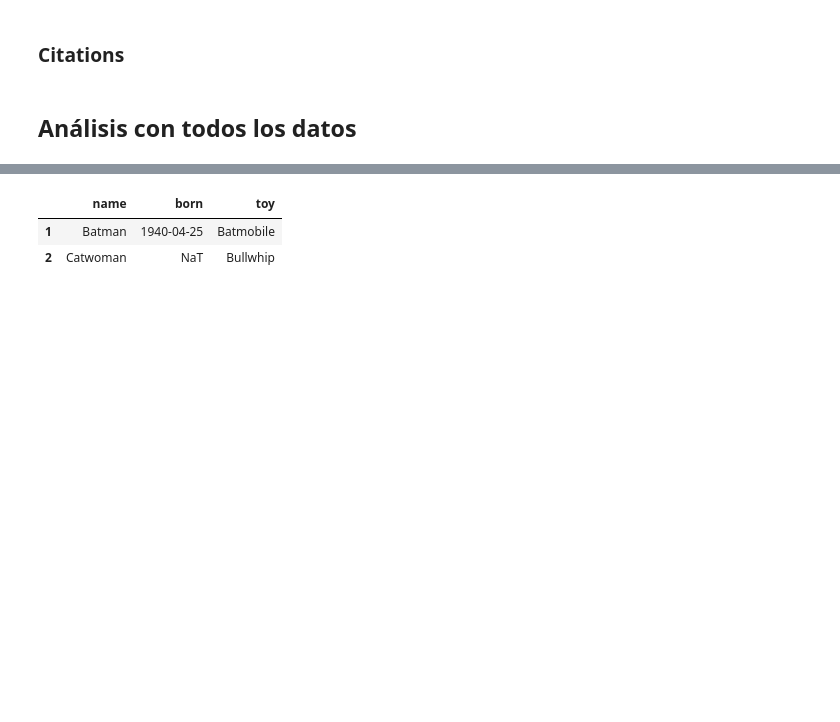
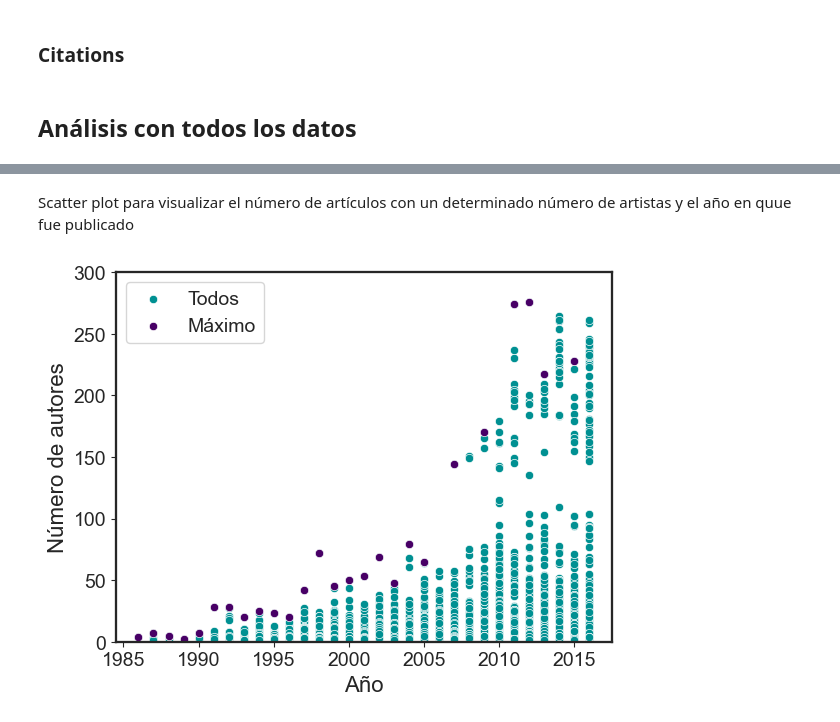
Before and after one commit to nigomezcr/ProyectoBibliometrico, a Jupyter notebook: AnalysisBibliometrico.ipynb, the cells around one changed output, grey strips where cells are left out. Saved outputs shown, nothing was run; the diff lists cells and outputs as text; code cells hidden in the pictures; blank space fills up the shorter version.

```diff
--- a/AnalysisBibliometrico.ipynb
+++ b/AnalysisBibliometrico.ipynb
@@ -338,14 +375,20 @@ KeyError: 12203
-# %%
-df = pd.DataFrame({"name": ['Alfred', 'Batman', 'Catwoman'],
-                   "born": [pd.NaT, pd.Timestamp("1940-04-25"),
-                            pd.NaT],
-                    "toy": [np.nan, 'Batmobile', 'Bullwhip']
-                   })
-
-dat = df.drop([0])
-
-dat
-# %% [output]
-|  | name | born | toy |
-| 1 | Batman | 1940-04-25 | Batmobile |
-| 2 | Catwoman | NaT | Bullwhip |
+# %% [markdown]
+Scatter plot para visualizar el número de artículos con un determinado número de artistas y el año en quue fue publicado
+# %%
+maxAuthorNumber = datos.groupby('Year')['Number of Authors'].max()
+YearSpan = sorted(datos['Year'].unique())
+
+sns.scatterplot(y=datos['Number of Authors'], x=datos['Year'], color=BackColor1, label='Todos')
+sns.scatterplot(y=maxAuthorNumber, x=YearSpan, color=BackColor2, label='Máximo')
+plt.legend(loc=2)
+
+plt.xlabel('Año')
+plt.ylabel('Número de autores')
+
+plt.ylim(bottom=0, top=300)
+
+plt.savefig('Figures/DatosScatter.svg')
+plt.savefig('Figures/DatosScatter.pdf')
+plt.show()
+# %% [output]
+[figure, added]
```
Also changed, not shown: parts of 11 cells of this notebook.
